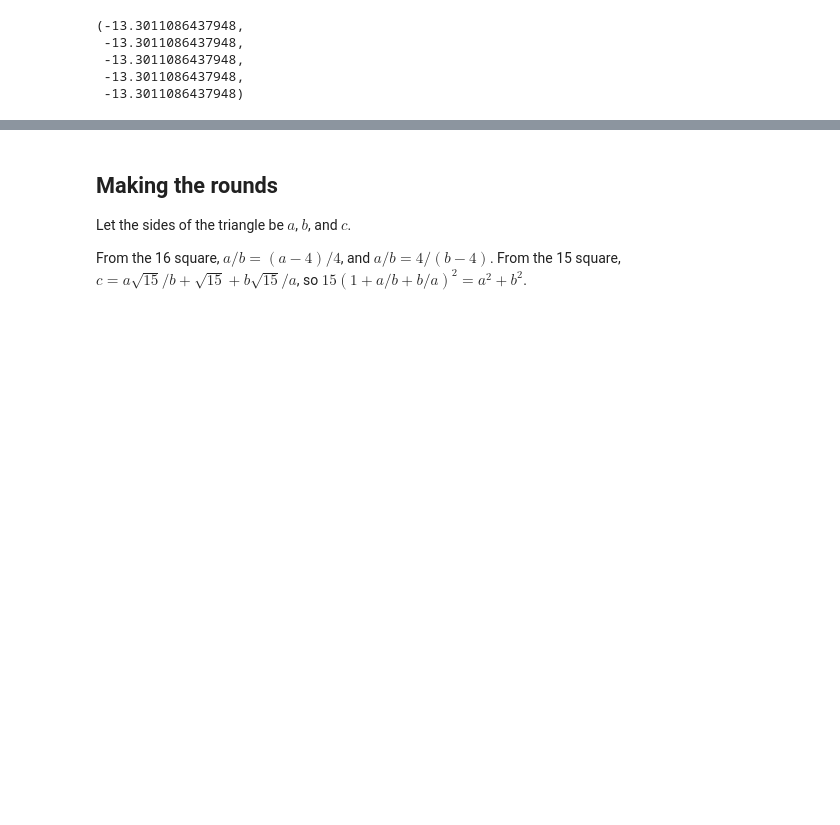
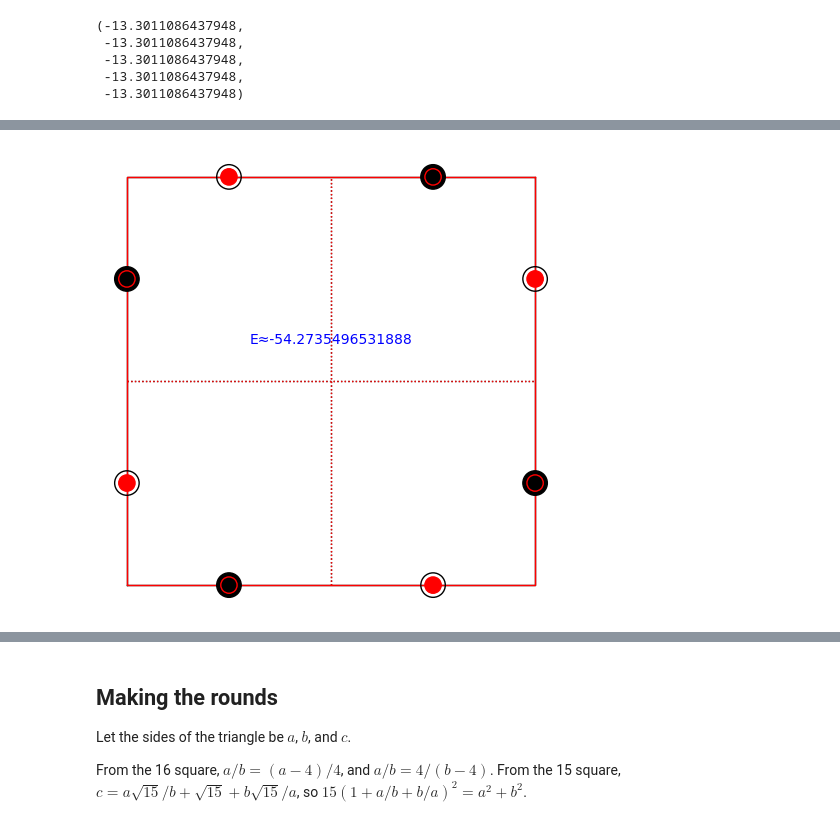
Before and after one commit to qpliu/sunday-puzzle, a Jupyter notebook: riddler/2024/20241115.ipynb, the cells around one changed output, grey strips where cells are left out. Cells and saved outputs as stored; diff of their text form; code cells hidden in the pictures; blank space fills up the shorter version.

```diff
--- a/riddler/2024/20241115.ipynb
+++ b/riddler/2024/20241115.ipynb
@@ -157,0 +177,17 @@ so I'll assume that it's the answer.
+# %%
+def t(x,y,theta,plotStability=false):
+    if plotStability:
+        dx = var('dx')
+        show(plot(E(x+dx,y,theta),dx,-1,1))
+        show(plot(E(x,y+dx,theta),dx,-1,1))
+        show(plot(E(x,y,theta+dx),dx,-1,1))
+        show(plot(E(x+dx,y+dx,theta),dx,-1,1))
+        show(plot(E(x+dx,y-dx,theta),dx,-1,1))
+        show(plot(E(x+dx,y,theta),dx,-1/100,1/100))
+        show(plot(E(x,y+dx,theta),dx,-1/100,1/100))
+        show(plot(E(x,y,theta+dx),dx,-1/100,1/100))
+    return pic(x,y,theta) + text(f"E≈{numerical_approx(E(x,y,theta))}", (0,1/10))
+# %%
+t(0,0,0)
+# %% [output]
+[figure, added]
```
Also changed, not shown: parts of 22 cells of this notebook.
